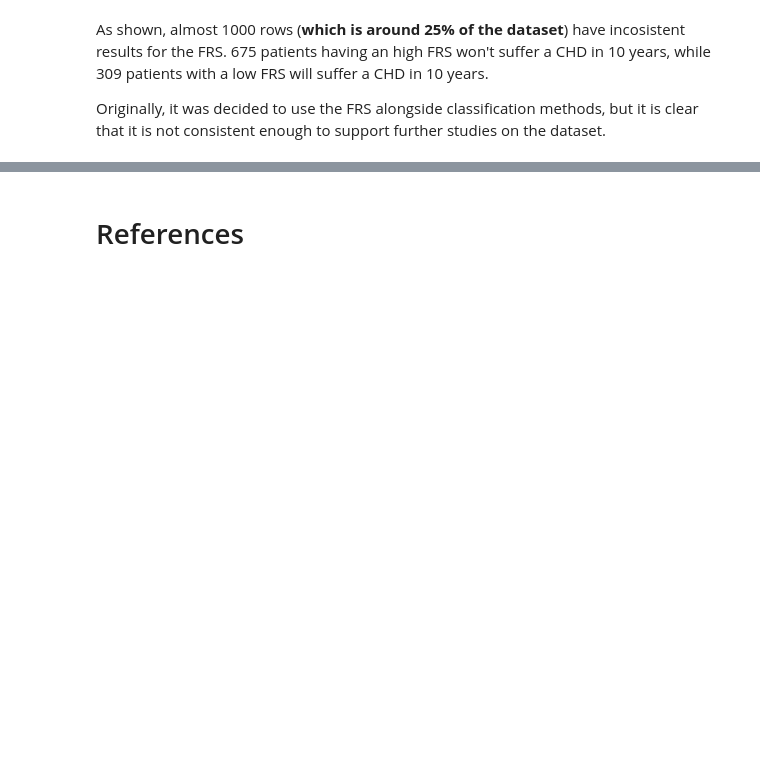
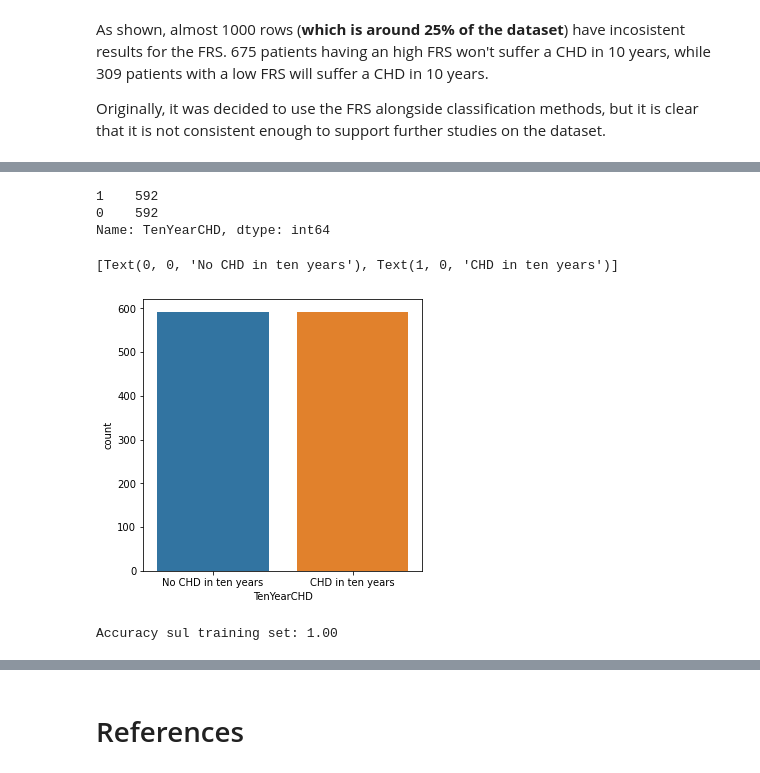
Before and after one commit to Mirkesx/cardiovascularity_study_dataset, a Jupyter notebook: project_notebook_marco_cavalli_1000024189.ipynb, the cells around one changed output, grey strips where cells are left out. Drawn from its saved outputs; the diff is of its cells as text; code cells hidden in the pictures; blank space fills up the shorter version.

```diff
--- a/project_notebook_marco_cavalli_1000024189.ipynb
+++ b/project_notebook_marco_cavalli_1000024189.ipynb
@@ -1246,0 +1268,15 @@ framingham[(framingham['TenYearCHD'] == 1) & (framingham['FRS'] < 10)].sort_valu
+# %%
+u_data = framingham[framingham.TenYearCHD==1].copy()
+u_data = u_data.append(framingham[framingham.TenYearCHD==0].sample(n=len(framingham[framingham.TenYearCHD==1]), random_state=seed).copy())
+# %%
+print(u_data.TenYearCHD.value_counts())
+
+plt.figure(figsize=(5,5))
+g = sns.countplot(u_data.TenYearCHD)
+g.set_xticklabels(['No CHD in ten years', 'CHD in ten years'])
+# %% [output]
+1    592
+0    592
+Name: TenYearCHD, dtype: int64
+[Text(0, 0, 'No CHD in ten years'), Text(1, 0, 'CHD in ten years')]
+[figure, added]
@@ -1246,0 +1286,6 @@ framingham[(framingham['TenYearCHD'] == 1) & (framingham['FRS'] < 10)].sort_valu
+# %%
+svm = SVC(kernel='rbf', gamma='auto', C=100, random_state=seed, probability=True)
+svm.fit(X_train, y_train)
+print("Accuracy sul training set: %0.2f"%svm.score(X_train,y_train))
+# %% [output]
+Accuracy sul training set: 1.00
```
Also changed, not shown: parts of 30 cells of this notebook.
